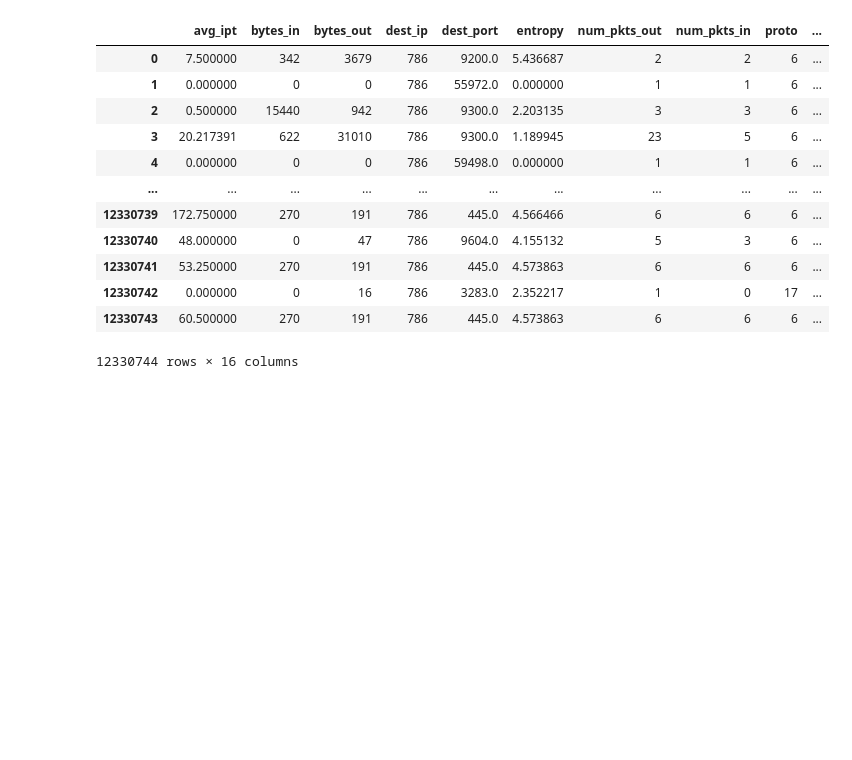
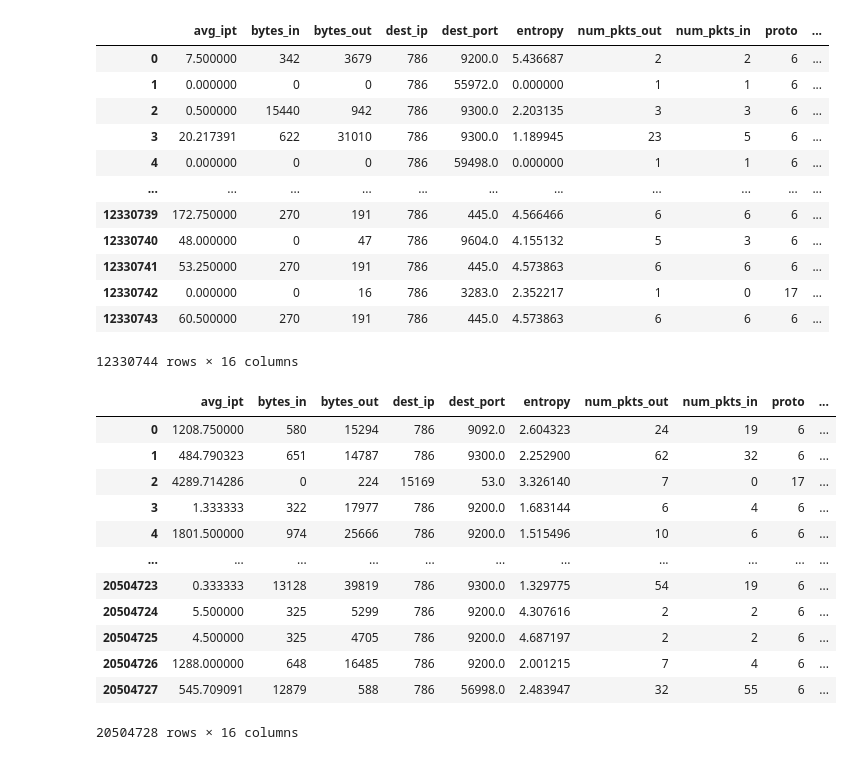
Before and after one commit to BabinRV/Dissertation, a Jupyter notebook: Dissertation_TD_and_IR.ipynb, the cells around one changed output. Saved outputs shown, nothing was run; the diff lists cells and outputs as text; code cells hidden in the pictures; blank space fills up the shorter version.

```diff
--- a/Dissertation_TD_and_IR.ipynb
+++ b/Dissertation_TD_and_IR.ipynb
@@ -201,3 +201,19 @@ path="/content/drive/MyDrive/Datasets/Data2009.csv"
 Data2009=pd.read_csv(path)
 # %%
 import pandas as pd
+# %%
+Data2012
+# %% [output]
+|  | avg_ipt | bytes_in | bytes_out | dest_ip | dest_port | entropy | num_pkts_out | num_pkts_in | proto | ... |
+| 0 | 1208.750000 | 580 | 15294 | 786 | 9092.0 | 2.604323 | 24 | 19 | 6 | ... |
+| 1 | 484.790323 | 651 | 14787 | 786 | 9300.0 | 2.252900 | 62 | 32 | 6 | ... |
+| 2 | 4289.714286 | 0 | 224 | 15169 | 53.0 | 3.326140 | 7 | 0 | 17 | ... |
+| 3 | 1.333333 | 322 | 17977 | 786 | 9200.0 | 1.683144 | 6 | 4 | 6 | ... |
+| 4 | 1801.500000 | 974 | 25666 | 786 | 9200.0 | 1.515496 | 10 | 6 | 6 | ... |
+| ... | ... | ... | ... | ... | ... | ... | ... | ... | ... | ... |
+| 20504723 | 0.333333 | 13128 | 39819 | 786 | 9300.0 | 1.329775 | 54 | 19 | 6 | ... |
+| 20504724 | 5.500000 | 325 | 5299 | 786 | 9200.0 | 4.307616 | 2 | 2 | 6 | ... |
+| 20504725 | 4.500000 | 325 | 4705 | 786 | 9200.0 | 4.687197 | 2 | 2 | 6 | ... |
+| 20504726 | 1288.000000 | 648 | 16485 | 786 | 9200.0 | 2.001215 | 7 | 4 | 6 | ... |
+| 20504727 | 545.709091 | 12879 | 588 | 786 | 56998.0 | 2.483947 | 32 | 55 | 6 | ... |
+20504728 rows × 16 columns
```
Also changed, not shown: parts of 5 cells of this notebook.
